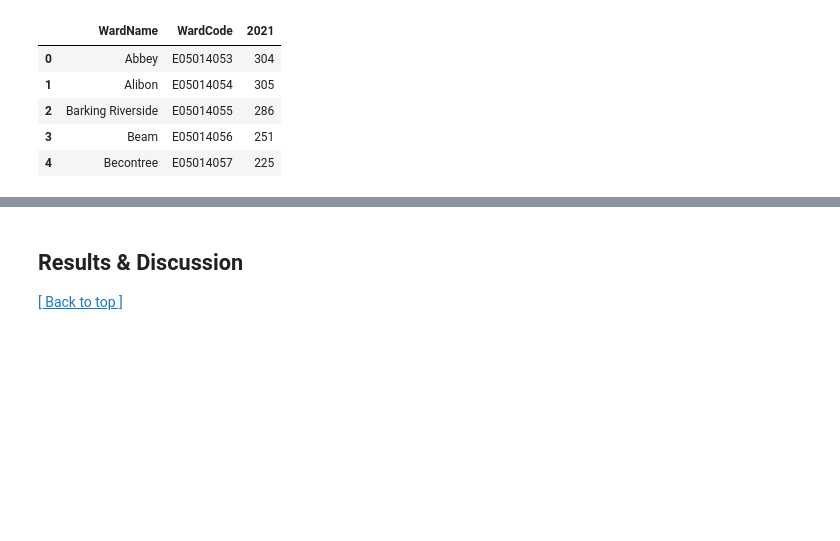
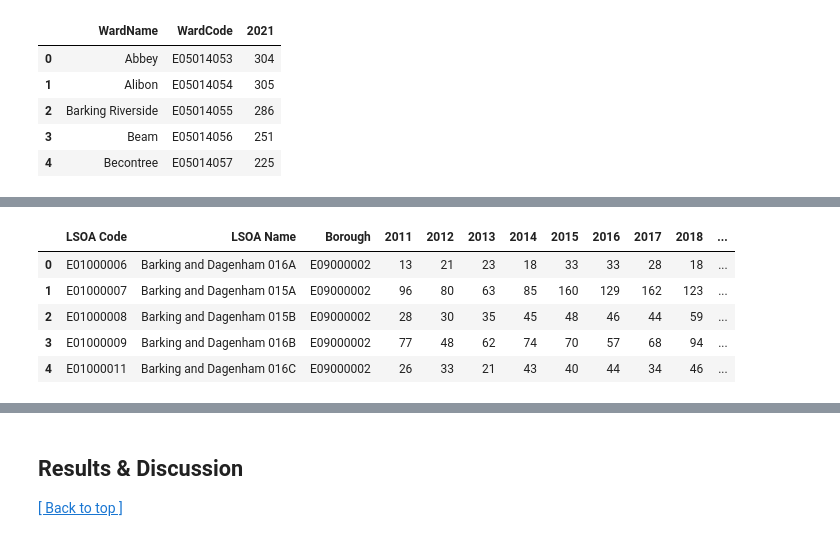
Before and after one commit to jyjylow/casa0006-assessment, a Jupyter notebook: CASA0006_Assessment.ipynb, the cells around one changed output, grey strips where cells are left out. Cells and saved outputs as stored; diff of their text form; code cells hidden in the pictures; blank space fills up the shorter version.

```diff
--- a/CASA0006_Assessment.ipynb
+++ b/CASA0006_Assessment.ipynb
@@ -365,0 +422,17 @@ gdf_2021[gdf_2021['DISTRICT'] == 'Barking and Dagenham']
+# %%
+# summing monthly crime counts in crimehistdf so that we have total reports per year for each LSOA
+
+# 1. identifying YYYYMM columns
+date_columns = [col for col in crimehistdf.columns if col.isdigit()]
+
+# 2. summing columns that start with the same year
+crime_years = pd.DataFrame()
+for year in sorted(set(col[:4] for col in date_columns)):
+    year_cols = [col for col in date_columns if col.startswith(year)]
+   # Sum only across wards (rows), keeping crime categories separate
+    crime_years[year] = crimehistdf.groupby(['LSOA Code', 'LSOA Name', 'Borough'])[year_cols].sum().sum(axis=1)
+
+# 3. resetting index
+crime_years = crime_years.reset_index()
+print("Total Crime Counts by Year:")
+print(crime_years.head())
@@ -365,0 +454,15 @@ gdf_2021[gdf_2021['DISTRICT'] == 'Barking and Dagenham']
+# %%
+# since 2010 and 2023 are not complete, i'll exclude them for now.
+crime_years_complete = crime_years.drop(columns = ["2010", "2023"])
+
+# calculating yearly average for each ward (2011-2022)
+year_cols = [col for col in crime_years_complete.columns if col.isdigit()]
+crime_years_complete["year_mean"] = crime_years_complete[year_cols].mean(axis=1)
+crime_years_complete.head()
+# %% [output]
+|  | LSOA Code | LSOA Name | Borough | 2011 | 2012 | 2013 | 2014 | 2015 | 2016 | 2017 | 2018 | ... |
+| 0 | E01000006 | Barking and Dagenham 016A | E09000002 | 13 | 21 | 23 | 18 | 33 | 33 | 28 | 18 | ... |
+| 1 | E01000007 | Barking and Dagenham 015A | E09000002 | 96 | 80 | 63 | 85 | 160 | 129 | 162 | 123 | ... |
+| 2 | E01000008 | Barking and Dagenham 015B | E09000002 | 28 | 30 | 35 | 45 | 48 | 46 | 44 | 59 | ... |
+| 3 | E01000009 | Barking and Dagenham 016B | E09000002 | 77 | 48 | 62 | 74 | 70 | 57 | 68 | 94 | ... |
+| 4 | E01000011 | Barking and Dagenham 016C | E09000002 | 26 | 33 | 21 | 43 | 40 | 44 | 34 | 46 | ... |
```
Also changed, not shown: parts of 17 cells of this notebook, 26 other files.
